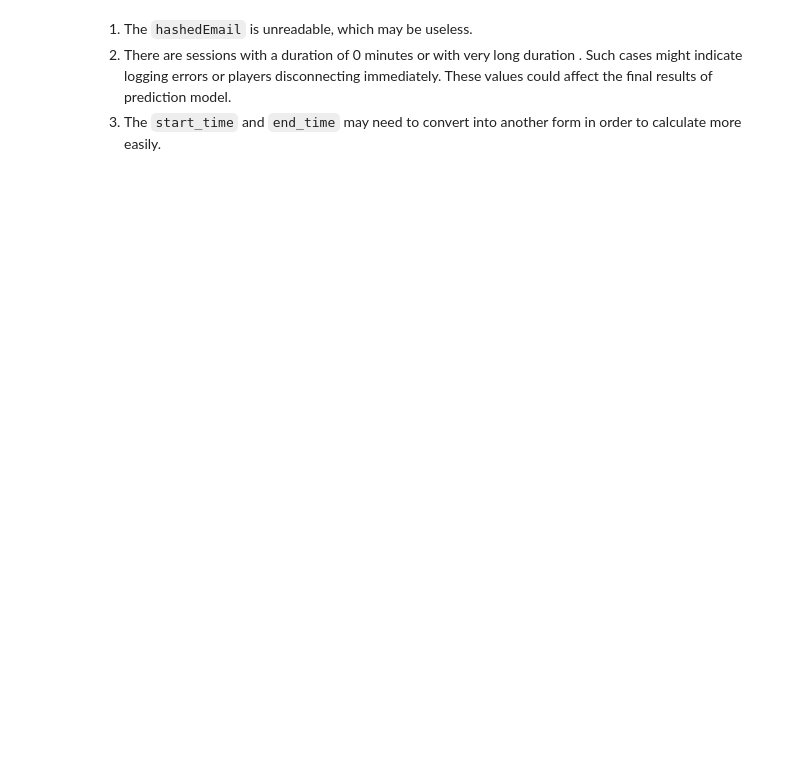
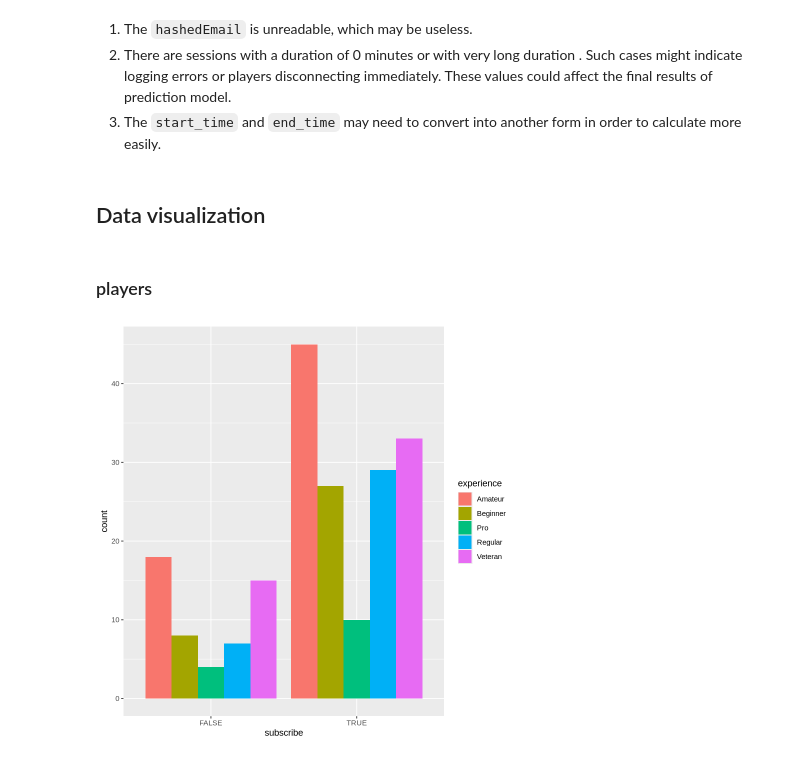
Before and after one commit to Stephanie-ye933/DSCI-100-Individual-Plan, a Jupyter notebook: Individual Project Plan.ipynb, the cells around one changed output. Cells and saved outputs as stored; diff of their text form; code cells hidden in the pictures; blank space fills up the shorter version.

```diff
--- a/Individual Project Plan.ipynb
+++ b/Individual Project Plan.ipynb
@@ -2,8 +2,11 @@
 # Individual Plan - Stephanie Ye
 # %%
 library(tidyverse)
+library(dplyr)
 
-players_data <- read_csv("IPS/data/players.csv")
+
+player_url = "http://drive.google.com/uc?export=download&id=1gfwfCu-YNRc_NDVSoNmKdemC9t4lYXJs"
+players_data <- read_csv(player_url)
 
 head(players_data)
 # %% [output]
@@ -113,3 +200,13 @@ A tibble: 1535 × 3
 1. The `hashedEmail` is unreadable, which may be useless.
 2. There are sessions with a duration of 0 minutes or with very long duration . Such cases might indicate logging errors or players disconnecting immediately. These values could affect the final results of prediction model.
 3. The `start_time` and `end_time` may need to convert into another form in order to calculate more easily.
+# %% [markdown]
+## Data visualization
+# %% [markdown]
+### players
+# %%
+players_plot1 <- ggplot(players_data, aes(x = subscribe)) +
+geom_bar(aes(fill = experience), position = "dodge")
+players_plot1
+# %% [output]
+[figure, added]
```
Also changed, not shown: parts of 13 cells of this notebook.
